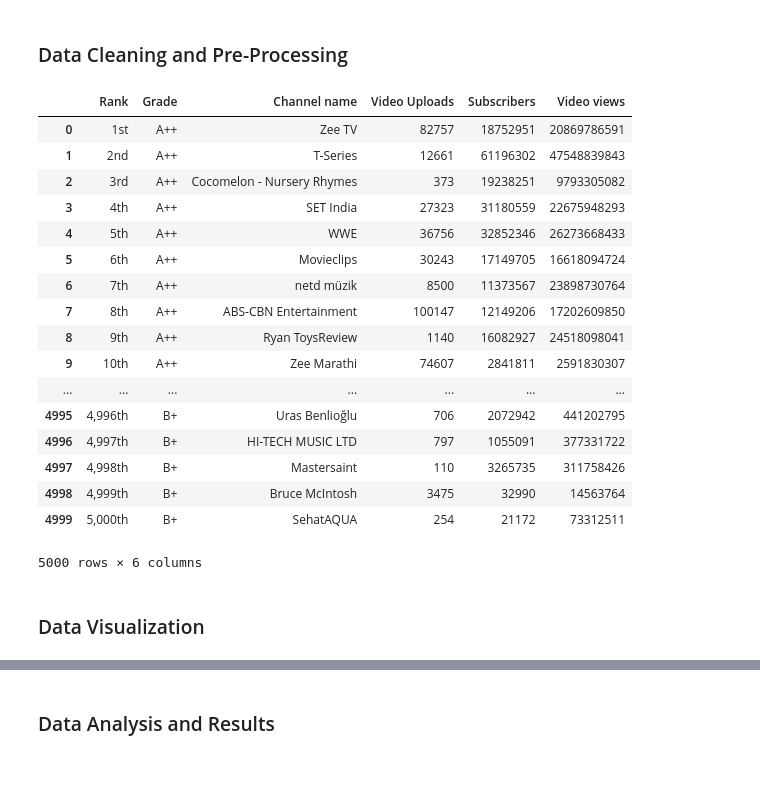
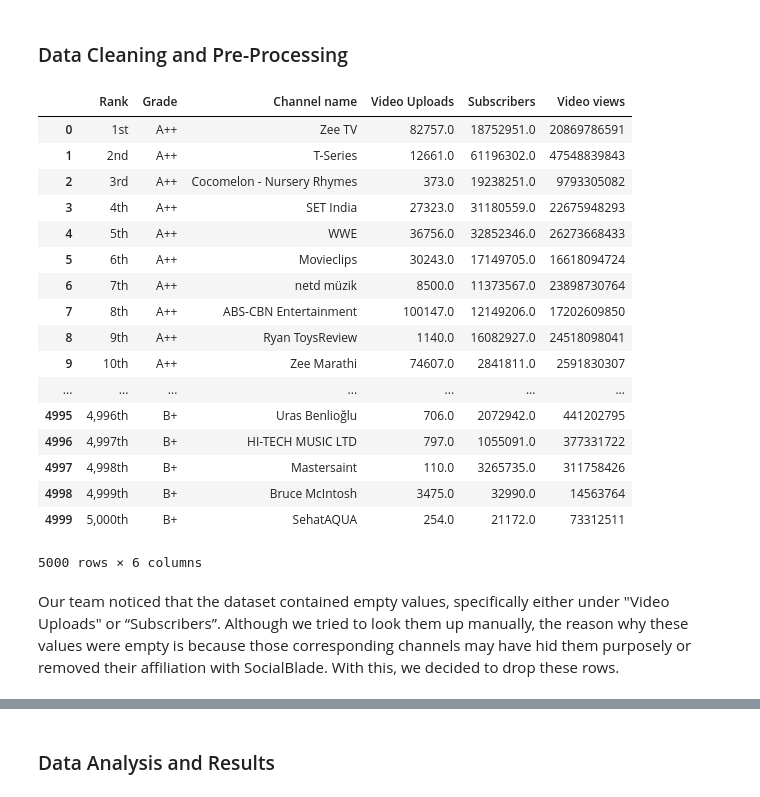
Before and after one commit to lcmendoza/Projects, a Jupyter notebook: FinalProject.ipynb, the cells around one changed output, grey strips where cells are left out. Drawn from its saved outputs; the diff is of its cells as text; code cells hidden in the pictures; blank space fills up the shorter version.

```diff
--- a/FinalProject.ipynb
+++ b/FinalProject.ipynb
@@ -26,26 +25,29 @@ from sklearn import linear_model
 # %% [markdown]
 ### Data Cleaning and Pre-Processing
 # %%
-df = pd.read_csv('data.csv')
-df
+# Loading the YouTube data
+
+df_youtube = pd.read_csv('data.csv')
-# %% [output]
-|  | Rank | Grade | Channel name | Video Uploads | Subscribers | Video views |
-| 0 | 1st | A++ | Zee TV | 82757 | 18752951 | 20869786591 |
-| 1 | 2nd | A++ | T-Series | 12661 | 61196302 | 47548839843 |
-| 2 | 3rd | A++ | Cocomelon - Nursery Rhymes | 373 | 19238251 | 9793305082 |
-| 3 | 4th | A++ | SET India | 27323 | 31180559 | 22675948293 |
-| 4 | 5th | A++ | WWE | 36756 | 32852346 | 26273668433 |
-| 5 | 6th | A++ | Movieclips | 30243 | 17149705 | 16618094724 |
-| 6 | 7th | A++ | netd müzik | 8500 | 11373567 | 23898730764 |
-| 7 | 8th | A++ | ABS-CBN Entertainment | 100147 | 12149206 | 17202609850 |
-| 8 | 9th | A++ | Ryan ToysReview | 1140 | 16082927 | 24518098041 |
-| 9 | 10th | A++ | Zee Marathi | 74607 | 2841811 | 2591830307 |
-| ... | ... | ... | ... | ... | ... | ... |
-| 4995 | 4,996th | B+ | Uras Benlioğlu | 706 | 2072942 | 441202795 |
-| 4996 | 4,997th | B+ | HI-TECH MUSIC LTD | 797 | 1055091 | 377331722 |
-| 4997 | 4,998th | B+ | Mastersaint | 110 | 3265735 | 311758426 |
-| 4998 | 4,999th | B+ | Bruce McIntosh | 3475 | 32990 | 14563764 |
-| 4999 | 5,000th | B+ | SehatAQUA | 254 | 21172 | 73312511 |
-5000 rows × 6 columns
-# %% [markdown]
-### Data Visualization
+# %%
+df_youtube
+# %% [output]
+|  | Rank | Grade | Channel name | Video Uploads | Subscribers | Video views |
+| 0 | 1st | A++ | Zee TV | 82757.0 | 18752951.0 | 20869786591 |
+| 1 | 2nd | A++ | T-Series | 12661.0 | 61196302.0 | 47548839843 |
+| 2 | 3rd | A++ | Cocomelon - Nursery Rhymes | 373.0 | 19238251.0 | 9793305082 |
+| 3 | 4th | A++ | SET India | 27323.0 | 31180559.0 | 22675948293 |
+| 4 | 5th | A++ | WWE | 36756.0 | 32852346.0 | 26273668433 |
+| 5 | 6th | A++ | Movieclips | 30243.0 | 17149705.0 | 16618094724 |
+| 6 | 7th | A++ | netd müzik | 8500.0 | 11373567.0 | 23898730764 |
+| 7 | 8th | A++ | ABS-CBN Entertainment | 100147.0 | 12149206.0 | 17202609850 |
+| 8 | 9th | A++ | Ryan ToysReview | 1140.0 | 16082927.0 | 24518098041 |
+| 9 | 10th | A++ | Zee Marathi | 74607.0 | 2841811.0 | 2591830307 |
+| ... | ... | ... | ... | ... | ... | ... |
+| 4995 | 4,996th | B+ | Uras Benlioğlu | 706.0 | 2072942.0 | 441202795 |
+| 4996 | 4,997th | B+ | HI-TECH MUSIC LTD | 797.0 | 1055091.0 | 377331722 |
+| 4997 | 4,998th | B+ | Mastersaint | 110.0 | 3265735.0 | 311758426 |
+| 4998 | 4,999th | B+ | Bruce McIntosh | 3475.0 | 32990.0 | 14563764 |
+| 4999 | 5,000th | B+ | SehatAQUA | 254.0 | 21172.0 | 73312511 |
+5000 rows × 6 columns
+# %% [markdown]
+Our team noticed that the dataset contained empty values, specifically either under "Video Uploads" or “Subscribers”. Although we tried to look them up manually, the reason why these values were empty is because those corresponding channels may have hid them purposely or removed their affiliation with SocialBlade. With this, we decided to drop these rows.
```
Also changed, not shown: parts of 7 cells of this notebook.
